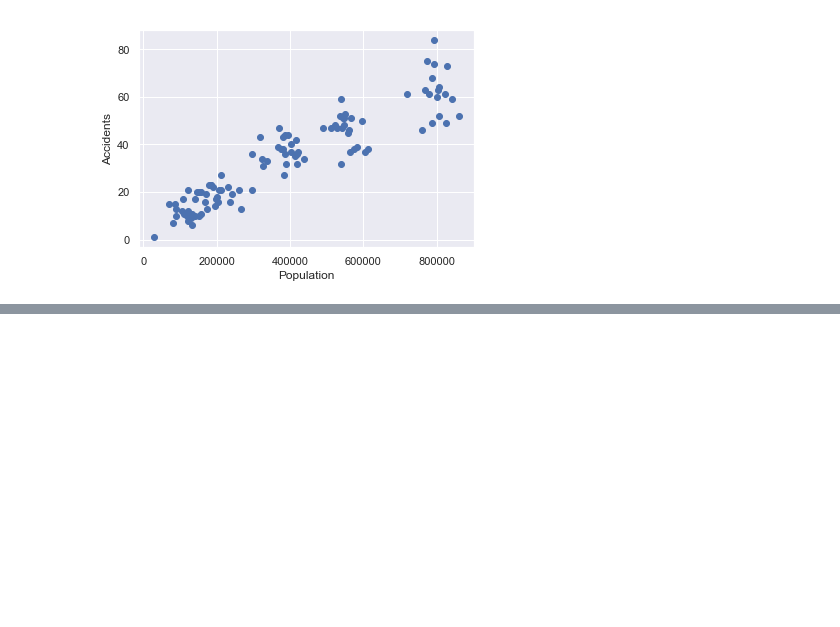
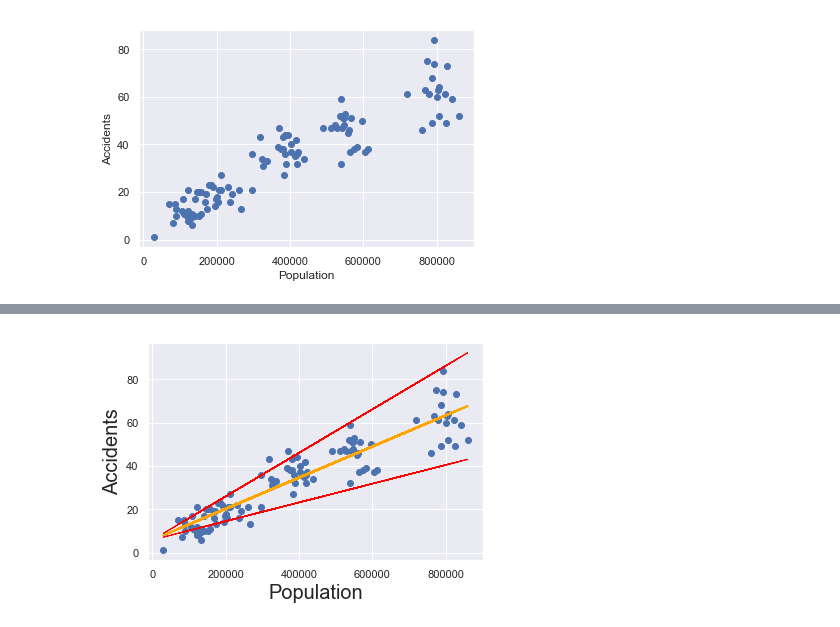
Before and after one commit to alexandrehsd/regression-analysis, a Jupyter notebook: Regression Analysis.ipynb, the cells around one changed output, grey strips where cells are left out. Saved outputs shown, nothing was run; the diff lists cells and outputs as text; code cells hidden in the pictures; blank space fills up the shorter version.

```diff
--- a/Regression Analysis.ipynb
+++ b/Regression Analysis.ipynb
@@ -401,3 +401,19 @@ Warnings:
 [1] Standard Errors assume that the covariance matrix of the errors is correctly specified.
 [2] The condition number is large, 8.81e+05. This might indicate that there are
 strong multicollinearity or other numerical problems.
+# %%
+plt.scatter(x1,y)
+y_hat = 5.8219 + 0.00007186*x1
+fig5 = plt.plot(x1,y_hat, lw=2, c='orange', label = 'regression line')
+
+upper_line = 5.8219 + (0.00007186 + 0.0000286)*x1
+fig6 = plt.plot(x1,upper_line, lw=1, c='red', label = 'Upper line')
+
+lower_line = 5.8219 + (0.00007186 - 0.0000286)*x1
+fig7 = plt.plot(x1,lower_line, lw=1, c='red', label = 'Lower line')
+
+plt.xlabel('Population', fontsize = 20)
+plt.ylabel('Accidents', fontsize = 20)
+plt.show()
+# %% [output]
+[figure, added]
```
Also changed, not shown: parts of 28 cells of this notebook.
